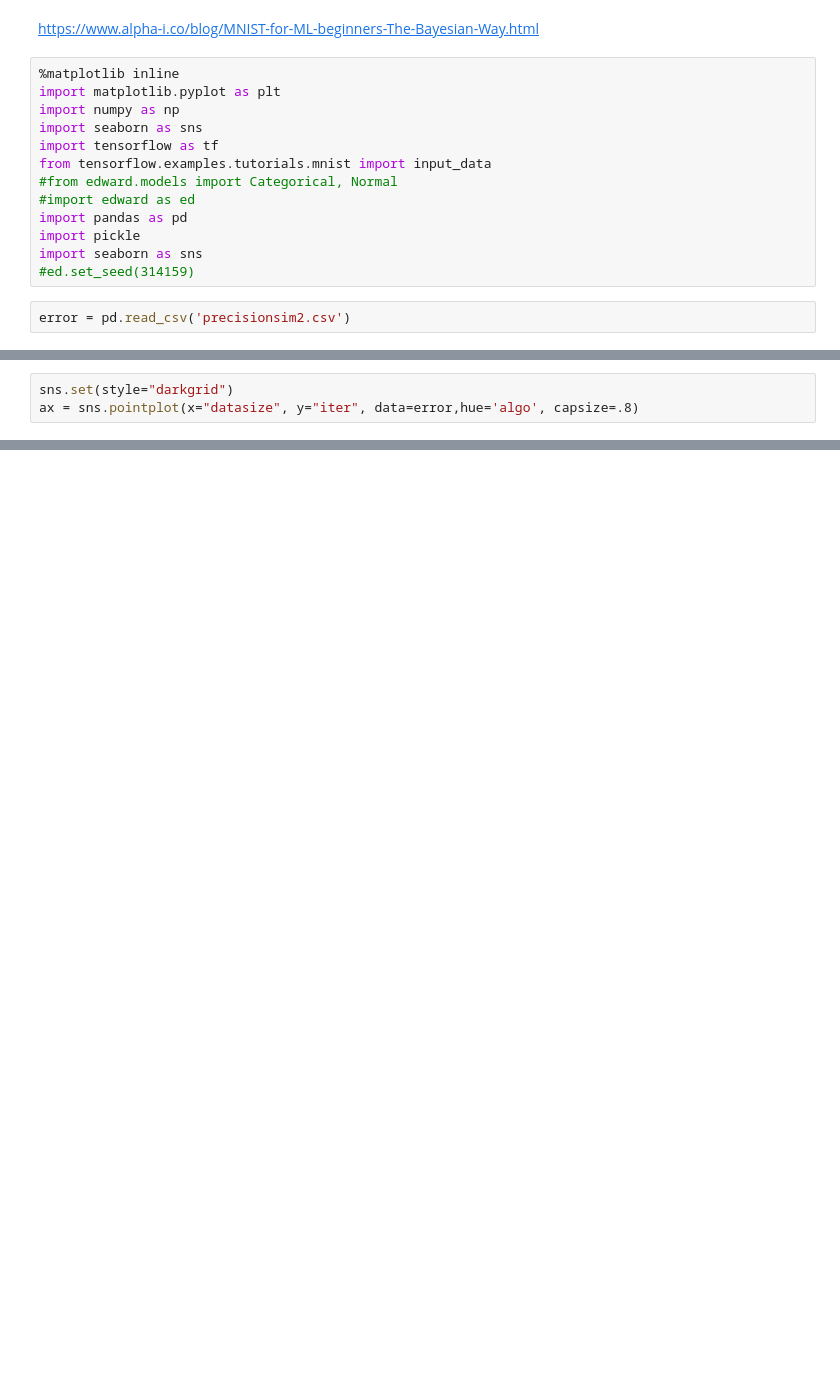
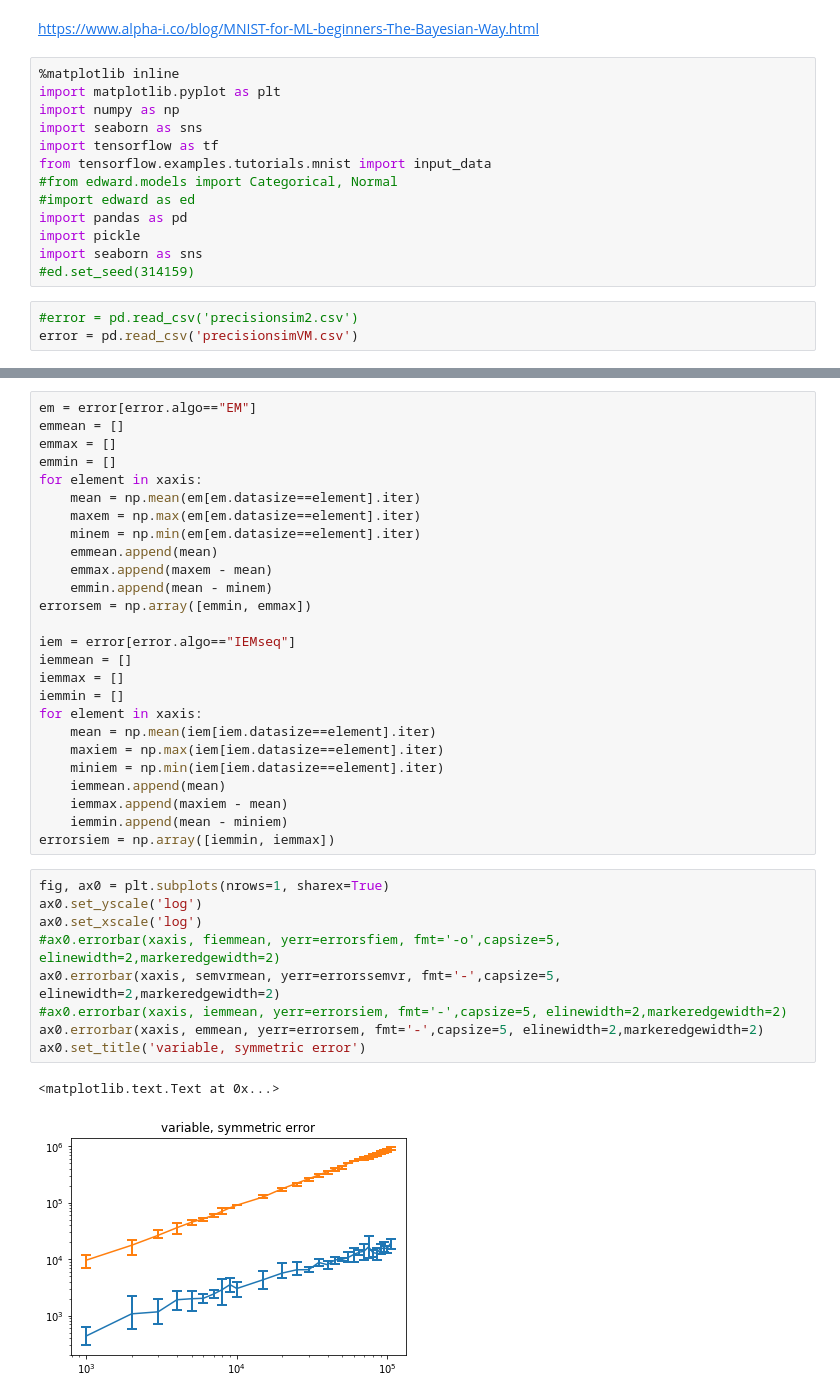
Before and after one commit to BelhalK/AccelerationTrainingAlgorithms, a Jupyter notebook: FastIEM/src/GMM_meanonly/notebooks/FIEM-GMM-precisionerror.ipynb, the cells around one changed output, grey strips where cells are left out. Drawn from its saved outputs; the diff is of its cells as text; blank space fills up the shorter version.

```diff
--- a/FastIEM/src/GMM_meanonly/notebooks/FIEM-GMM-precisionerror.ipynb
+++ b/FastIEM/src/GMM_meanonly/notebooks/FIEM-GMM-precisionerror.ipynb
@@ -14,4 +14,5 @@ import pickle
 import seaborn as sns
 #ed.set_seed(314159)
 # %%
-error = pd.read_csv('precisionsim2.csv')
+#error = pd.read_csv('precisionsim2.csv')
+error = pd.read_csv('precisionsimVM.csv')
@@ -29,3 +18,0 @@ sns.pointplot(x="datasize", y="iter", ax=ax,data=test,hue='algo', capsize=.8)
-# %%
-sns.set(style="darkgrid")
-ax = sns.pointplot(x="datasize", y="iter", data=error,hue='algo', capsize=.8)
@@ -53,0 +47,38 @@ error[error.algo=='EM']
+# %%
+em = error[error.algo=="EM"]
+emmean = []
+emmax = []
+emmin = []
+for element in xaxis:
+    mean = np.mean(em[em.datasize==element].iter)
+    maxem = np.max(em[em.datasize==element].iter)
+    minem = np.min(em[em.datasize==element].iter)
+    emmean.append(mean)
+    emmax.append(maxem - mean)
+    emmin.append(mean - minem)
+errorsem = np.array([emmin, emmax])
+
+iem = error[error.algo=="IEMseq"]
+iemmean = []
+iemmax = []
+iemmin = []
+for element in xaxis:
+    mean = np.mean(iem[iem.datasize==element].iter)
+    maxiem = np.max(iem[iem.datasize==element].iter)
+    miniem = np.min(iem[iem.datasize==element].iter)
+    iemmean.append(mean)
+    iemmax.append(maxiem - mean)
+    iemmin.append(mean - miniem)
+errorsiem = np.array([iemmin, iemmax])
+# %%
+fig, ax0 = plt.subplots(nrows=1, sharex=True)
+ax0.set_yscale('log')
+ax0.set_xscale('log')
+#ax0.errorbar(xaxis, fiemmean, yerr=errorsfiem, fmt='-o',capsize=5, elinewidth=2,markeredgewidth=2)
+ax0.errorbar(xaxis, semvrmean, yerr=errorssemvr, fmt='-',capsize=5, elinewidth=2,markeredgewidth=2)
+#ax0.errorbar(xaxis, iemmean, yerr=errorsiem, fmt='-',capsize=5, elinewidth=2,markeredgewidth=2)
+ax0.errorbar(xaxis, emmean, yerr=errorsem, fmt='-',capsize=5, elinewidth=2,markeredgewidth=2)
+ax0.set_title('variable, symmetric error')
+# %% [output]
+<matplotlib.text.Text at 0x...>
+[figure, added]
```
Also changed, not shown: parts of 16 cells of this notebook, 1 other file.
